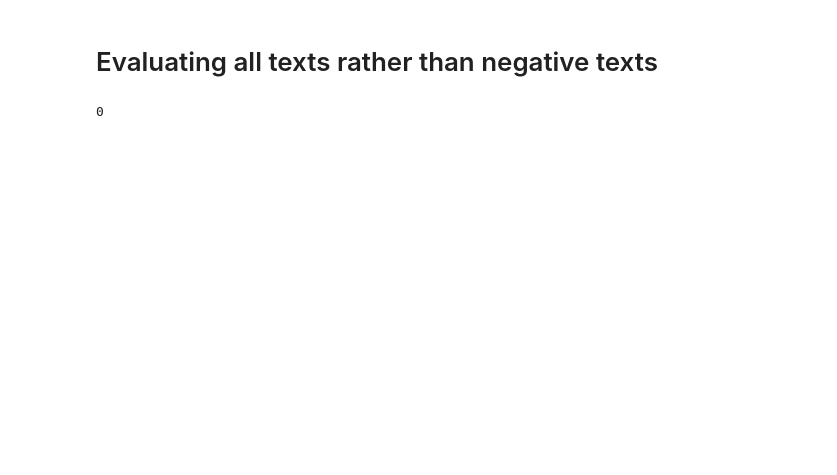
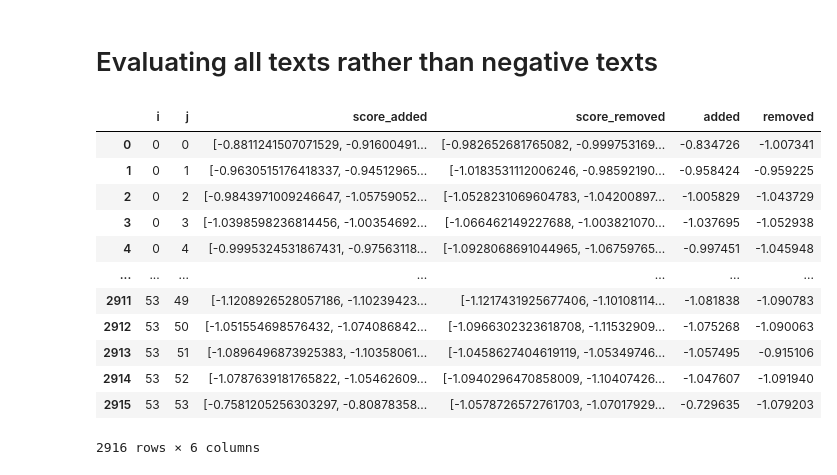
Before and after one commit to microsoft/automated-explanations, a Jupyter notebook: notebooks_sasc/02_synthetic_examples.ipynb, the cells around one changed output. Saved outputs shown, nothing was run; the diff lists cells and outputs as text; code cells hidden in the pictures; blank space fills up the shorter version.

```diff
--- a/notebooks_sasc/02_synthetic_examples.ipynb
+++ b/notebooks_sasc/02_synthetic_examples.ipynb
@@ -190,15 +186,51 @@ rd1 = rd1.sort_values(by='module_num')
 # %%
 from sasc.modules.emb_diff_module import EmbDiffModule
 from sasc.data.d3 import TASKS_D3
+from collections import defaultdict
 
-i = 0
-row = rd1.iloc[i]
-task_str = list(TASKS_D3.keys())[row['module_num']]
+d = defaultdict(list)
+
+# initialize model
 m = EmbDiffModule(
-    task_str=task_str,
+    task_str='d3_0_irony',
 )
 
-assert abs(np.mean(m(row['top_strs_added']) -
-           m(row['top_strs_removed'])) - row['top_score_synthetic']) < 1e-1
+for i in tqdm(range(n)):
+
+    # load module
+    row = rd1.iloc[i]
+    task_str = list(TASKS_D3.keys())[row['module_num']]
+    m._init_task(task_str)
+
+    assert abs(
+        (np.mean(m(row['top_strs_added'])) -
+         np.mean(m(row['top_strs_removed']))
+         )
+        - row['top_score_synthetic']) < 1e-1
+
+    for j in range(n):
+        row_eval = rd1.iloc[j]
+
+        d['i'].append(i)
+        d['j'].append(j)
+        d['score_added'].append(m(row_eval['top_strs_added']))
+        d['score_removed'].append(m(row_eval['top_strs_removed']))
-# %% [output]
-0
+# %%
+df = pd.DataFrame(d)
+df['added'] = df['score_added'].apply(lambda x: np.mean(x))
+df['removed'] = df['score_removed'].apply(lambda x: np.mean(x))
+df
+# %% [output]
+|  | i | j | score_added | score_removed | added | removed |
+| 0 | 0 | 0 | [-0.8811241507071529, -0.91600491... | [-0.982652681765082, -0.999753169... | -0.834726 | -1.007341 |
+| 1 | 0 | 1 | [-0.9630515176418337, -0.94512965... | [-1.0183531112006246, -0.98592190... | -0.958424 | -0.959225 |
+| 2 | 0 | 2 | [-0.9843971009246647, -1.05759052... | [-1.0528231069604783, -1.04200897... | -1.005829 | -1.043729 |
+| 3 | 0 | 3 | [-1.0398598236814456, -1.00354692... | [-1.066462149227688, -1.003821070... | -1.037695 | -1.052938 |
+| 4 | 0 | 4 | [-0.9995324531867431, -0.97563118... | [-1.0928068691044965, -1.06759765... | -0.997451 | -1.045948 |
+| ... | ... | ... | ... | ... | ... | ... |
+| 2911 | 53 | 49 | [-1.1208926528057186, -1.10239423... | [-1.1217431925677406, -1.10108114... | -1.081838 | -1.090783 |
+| 2912 | 53 | 50 | [-1.051554698576432, -1.074086842... | [-1.0966302323618708, -1.11532909... | -1.075268 | -1.090063 |
+| 2913 | 53 | 51 | [-1.0896496873925383, -1.10358061... | [-1.0458627404619119, -1.05349746... | -1.057495 | -0.915106 |
+| 2914 | 53 | 52 | [-1.0787639181765822, -1.05462609... | [-1.0940296470858009, -1.10407426... | -1.047607 | -1.091940 |
+| 2915 | 53 | 53 | [-0.7581205256303297, -0.80878358... | [-1.0578726572761703, -1.07017929... | -0.729635 | -1.079203 |
+2916 rows × 6 columns
```
Also changed, not shown: parts of 5 cells of this notebook.
